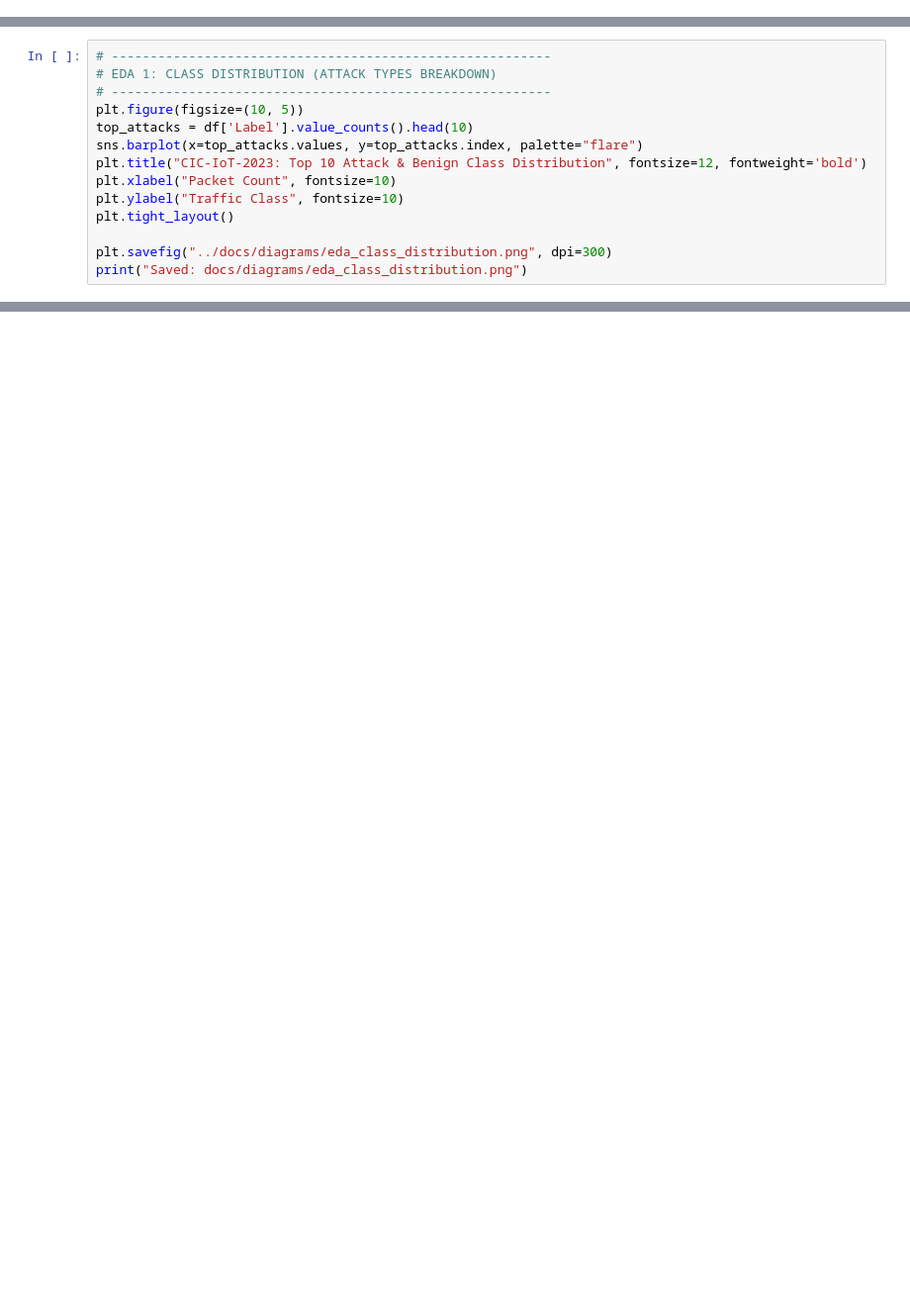
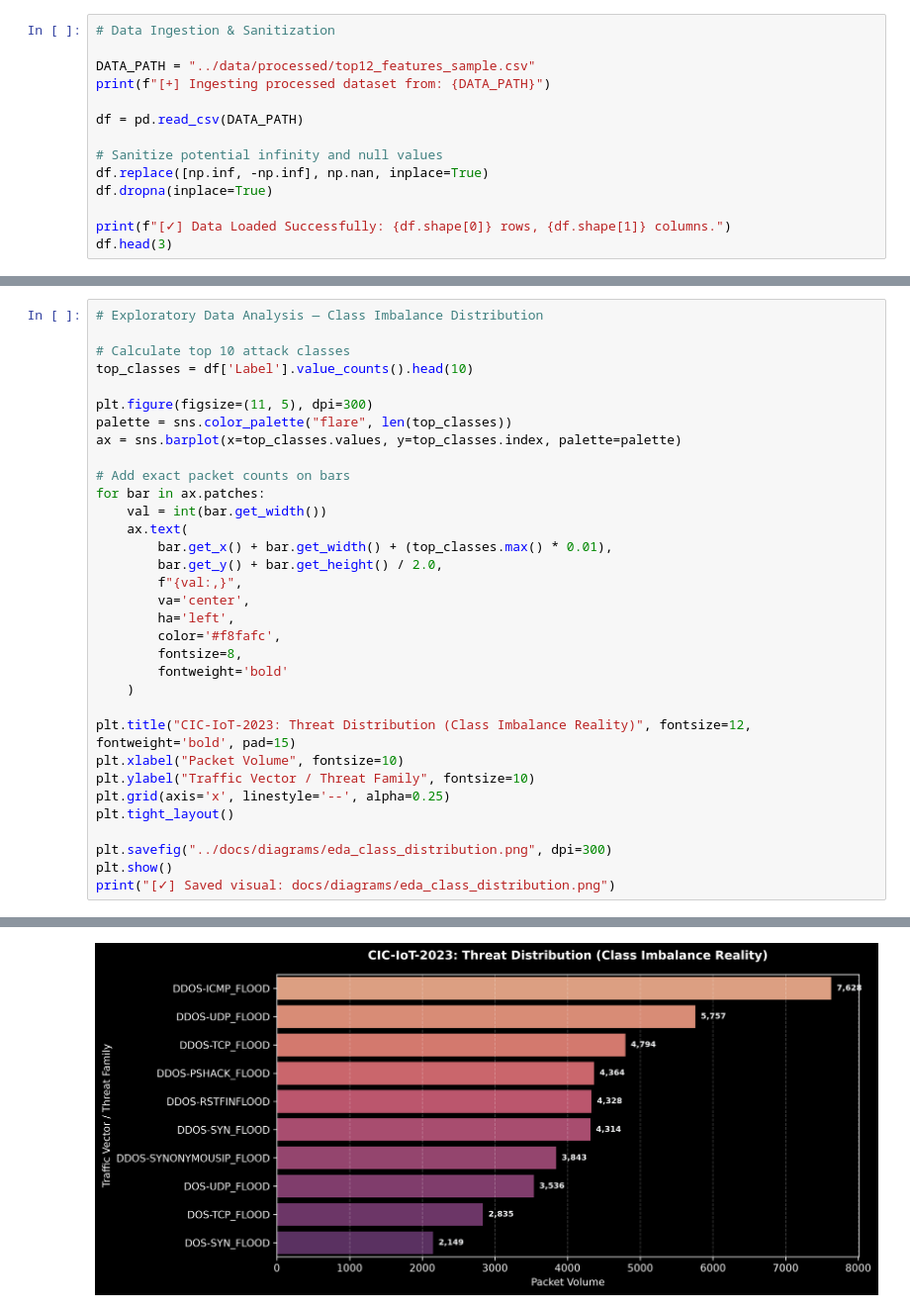
Before and after one commit to SurajTheOptimizerX/Edge-AI-MQTT-IDS, a Jupyter notebook: notebooks/01_eda_feature_selection.ipynb, the cells around one changed output, grey strips where cells are left out. Shown at 99% size. Drawn from its saved outputs; the diff is of its cells as text; blank space fills up the shorter version.

Commit message:
Finalize Phase 1: Clean execution outputs, FL simulation, and benchmark diagrams

```diff
--- a/notebooks/01_eda_feature_selection.ipynb
+++ b/notebooks/01_eda_feature_selection.ipynb
@@ -118,0 +19,14 @@ Reduced dataset saved to: ../data/processed\top12_features_sample.csv
+# %%
+# Data Ingestion & Sanitization
+
+DATA_PATH = "../data/processed/top12_features_sample.csv"
+print(f"[+] Ingesting processed dataset from: {DATA_PATH}")
+
+df = pd.read_csv(DATA_PATH)
+
+# Sanitize potential infinity and null values
+df.replace([np.inf, -np.inf], np.nan, inplace=True)
+df.dropna(inplace=True)
+
+print(f"[✓] Data Loaded Successfully: {df.shape[0]} rows, {df.shape[1]} columns.")
+df.head(3)
@@ -119,17 +40,36 @@ Reduced dataset saved to: ../data/processed\top12_features_sample.csv
 # %%
-# ---------------------------------------------------------
-# EDA 1: CLASS DISTRIBUTION (ATTACK TYPES BREAKDOWN)
-# ---------------------------------------------------------
-plt.figure(figsize=(10, 5))
-top_attacks = df['Label'].value_counts().head(10)
-sns.barplot(x=top_attacks.values, y=top_attacks.index, palette="flare")
-plt.title("CIC-IoT-2023: Top 10 Attack & Benign Class Distribution", fontsize=12, fontweight='bold')
-plt.xlabel("Packet Count", fontsize=10)
-plt.ylabel("Traffic Class", fontsize=10)
+# Exploratory Data Analysis — Class Imbalance Distribution
+
+# Calculate top 10 attack classes
+top_classes = df['Label'].value_counts().head(10)
+
+plt.figure(figsize=(11, 5), dpi=300)
+palette = sns.color_palette("flare", len(top_classes))
+ax = sns.barplot(x=top_classes.values, y=top_classes.index, palette=palette)
+
+# Add exact packet counts on bars
+for bar in ax.patches:
+    val = int(bar.get_width())
+    ax.text(
+        bar.get_x() + bar.get_width() + (top_classes.max() * 0.01),
+        bar.get_y() + bar.get_height() / 2.0,
+        f"{val:,}",
+        va='center',
+        ha='left',
+        color='#f8fafc',
+        fontsize=8,
+        fontweight='bold'
+    )
+
+plt.title("CIC-IoT-2023: Threat Distribution (Class Imbalance Reality)", fontsize=12, fontweight='bold', pad=15)
+plt.xlabel("Packet Volume", fontsize=10)
+plt.ylabel("Traffic Vector / Threat Family", fontsize=10)
+plt.grid(axis='x', linestyle='--', alpha=0.25)
 plt.tight_layout()
 
 plt.savefig("../docs/diagrams/eda_class_distribution.png", dpi=300)
-print("Saved: docs/diagrams/eda_class_distribution.png")
+plt.show()
+print("[✓] Saved visual: docs/diagrams/eda_class_distribution.png")
 # %% [output]
 Passing `palette` without assigning `hue` is deprecated and will be removed in v0.14.0. Assign the `y` variable to `hue` and set `legend=False` for the same effect.
 
@@ -136,0 +77 @@ Passing `palette` without assigning `hue` is deprecated and will be removed in v
+[figure, new version]
```
Also changed, not shown: parts of 11 cells of this notebook, 8 other files.
